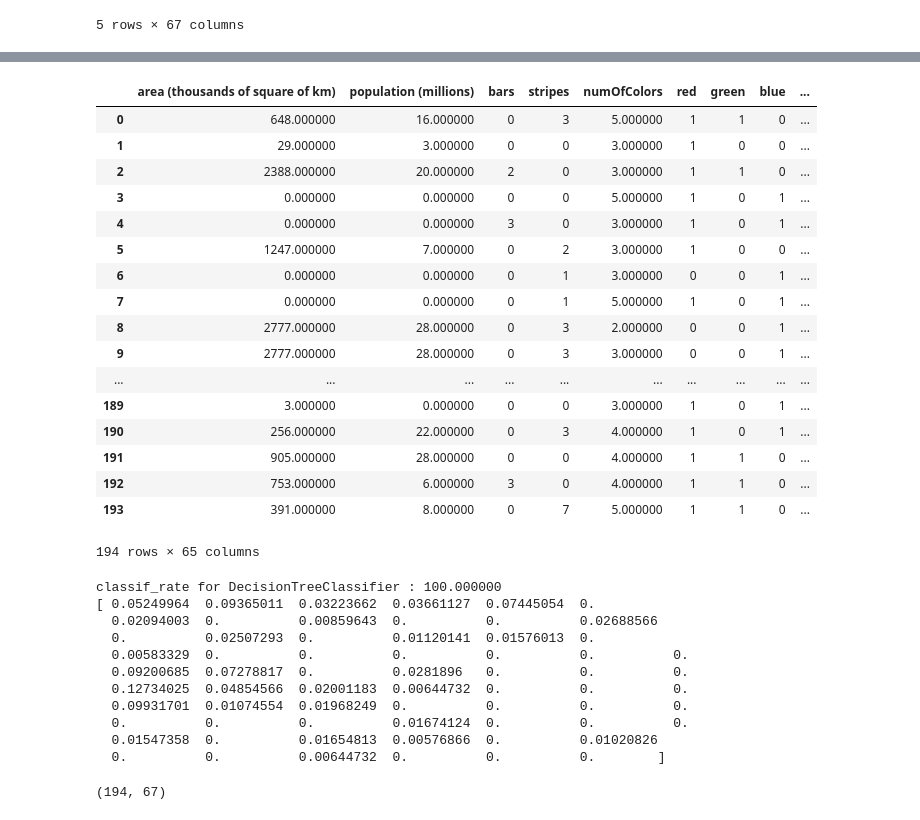
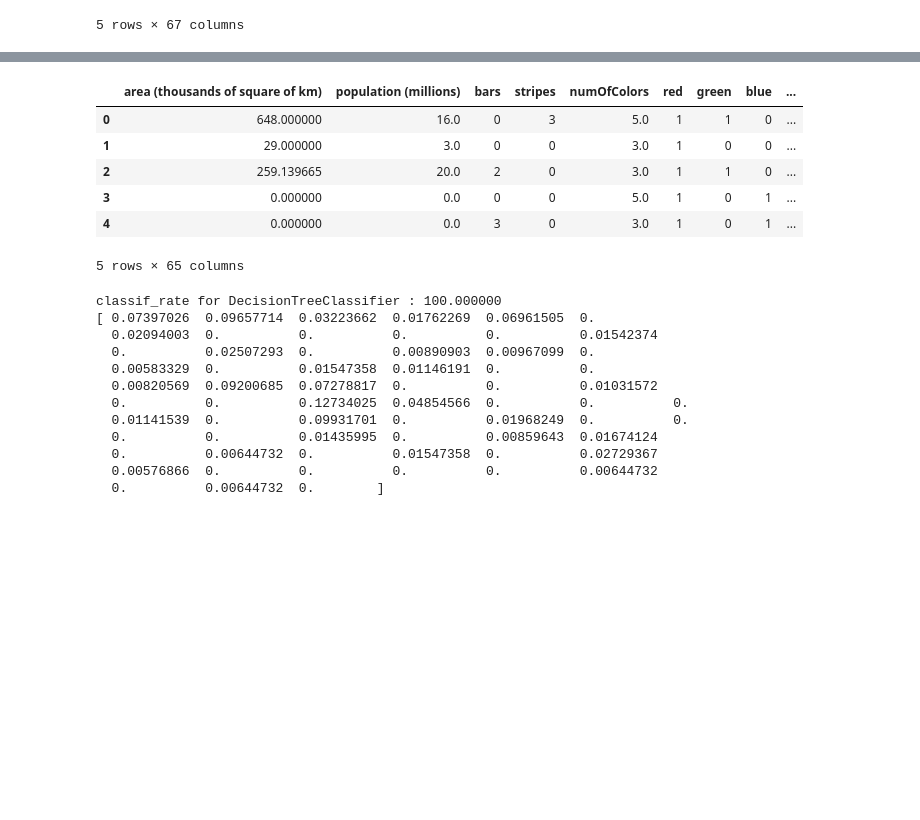
Before and after one commit to BorpoTingis/Flags300, a Jupyter notebook: newAndPresentable.ipynb, the cells around one changed output, grey strips where cells are left out. Drawn from its saved outputs; the diff is of its cells as text; code cells hidden in the pictures; blank space fills up the shorter version.

```diff
--- a/newAndPresentable.ipynb
+++ b/newAndPresentable.ipynb
@@ -48,3 +48,6 @@ df.head()
 | 3 | American-Samoa | 0 | 0 | 1 | 0 | 0 | 5 | 1 | 0 | 1 | ... | ... |
 | 4 | Andorra | 0 | 0 | 0 | 3 | 0 | 3 | 1 | 0 | 1 | ... | ... |
 5 rows × 67 columns
+# %%
+m=[df[3].quantile(0.96), df[4].quantile(0.96), df[9].quantile(0.96)]
+m
@@ -50,0 +103,13 @@ df.head()
+# %%
+x=df[9]
+x=x.dropna()
+
+plt.rcParams['figure.figsize'] = (15,5)
+f, (ax1, ax2) = plt.subplots(1, 2)
+positions, smoothed = kde_values(x)
+ax1.plot(positions, smoothed)
+ax1.set_title('Number of Colors on Flag: All Data')
+positions, smoothed = kde_values(x[x<6.28])
+ax2.plot(positions, smoothed)
+ax2.set_title('Number of Colors on Flag: Data after deleting outliers')
+plt.show()
@@ -51,3 +118,7 @@ df.head()
+# %%
+df[3]=df[3].map(lambda x: None if x>m[0] else x)
+df[4]=df[4].map(lambda x: None if x>m[1] else x)
+df[9]=df[9].map(lambda x: None if x>m[2] else x)
 # %%
 m1=df[3].quantile(0.96)
 df[3]=df[3].map(lambda x: None if x>m1 else x)
@@ -122,36 +168,24 @@ df.head()
 # %%
 data_df = df.drop(['country','religion'], axis=1)
 target_df = df['religion']
 data = data_df.as_matrix()
 target = target_df.as_matrix()
 from sklearn import preprocessing
 # df[3] = preprocessing.StandardScaler().fit_transform(df[3])
 # df[4] = preprocessing.StandardScaler().fit_transform(df[4])
 # df[9] = preprocessing.StandardScaler().fit_transform(df[9])
 data = preprocessing.StandardScaler().fit_transform(data)
 
-data_df
+data_df.head()
 # %% [output]
 |  | area (thousands of square of km) | population (millions) | bars | stripes | numOfColors | red | green | blue | ... |
-| 0 | 648.000000 | 16.000000 | 0 | 3 | 5.000000 | 1 | 1 | 0 | ... |
-| 1 | 29.000000 | 3.000000 | 0 | 0 | 3.000000 | 1 | 0 | 0 | ... |
-| 2 | 2388.000000 | 20.000000 | 2 | 0 | 3.000000 | 1 | 1 | 0 | ... |
-| 3 | 0.000000 | 0.000000 | 0 | 0 | 5.000000 | 1 | 0 | 1 | ... |
-| 4 | 0.000000 | 0.000000 | 3 | 0 | 3.000000 | 1 | 0 | 1 | ... |
-| 5 | 1247.000000 | 7.000000 | 0 | 2 | 3.000000 | 1 | 0 | 0 | ... |
-| 6 | 0.000000 | 0.000000 | 0 | 1 | 3.000000 | 0 | 0 | 1 | ... |
-| 7 | 0.000000 | 0.000000 | 0 | 1 | 5.000000 | 1 | 0 | 1 | ... |
-| 8 | 2777.000000 | 28.000000 | 0 | 3 | 2.000000 | 0 | 0 | 1 | ... |
-| 9 | 2777.000000 | 28.000000 | 0 | 3 | 3.000000 | 0 | 0 | 1 | ... |
-| ... | ... | ... | ... | ... | ... | ... | ... | ... | ... |
-| 189 | 3.000000 | 0.000000 | 0 | 0 | 3.000000 | 1 | 0 | 1 | ... |
-| 190 | 256.000000 | 22.000000 | 0 | 3 | 4.000000 | 1 | 0 | 1 | ... |
-| 191 | 905.000000 | 28.000000 | 0 | 0 | 4.000000 | 1 | 1 | 0 | ... |
-| 192 | 753.000000 | 6.000000 | 3 | 0 | 4.000000 | 1 | 1 | 0 | ... |
-| 193 | 391.000000 | 8.000000 | 0 | 7 | 5.000000 | 1 | 1 | 0 | ... |
+| 0 | 648.000000 | 16.0 | 0 | 3 | 5.0 | 1 | 1 | 0 | ... |
+| 1 | 29.000000 | 3.0 | 0 | 0 | 3.0 | 1 | 0 | 0 | ... |
+| 2 | 259.139665 | 20.0 | 2 | 0 | 3.0 | 1 | 1 | 0 | ... |
+| 3 | 0.000000 | 0.0 | 0 | 0 | 5.0 | 1 | 0 | 1 | ... |
+| 4 | 0.000000 | 0.0 | 3 | 0 | 3.0 | 1 | 0 | 1 | ... |
-194 rows × 65 columns
+5 rows × 65 columns
 # %%
-
 # create Decision Tree Classifier and determine which features are most important
 from sklearn import tree
 import numpy as np
@@ -164,20 +198,17 @@ print("classif_rate for %s : %f " % ('DecisionTreeClassifier', classif_rate))
 print clf.feature_importances_
 # %% [output]
 classif_rate for DecisionTreeClassifier : 100.000000
-[ 0.05249964  0.09365011  0.03223662  0.03661127  0.07445054  0.
-  0.02094003  0.          0.00859643  0.          0.          0.02688566
-  0.          0.02507293  0.          0.01120141  0.01576013  0.
-  0.00583329  0.          0.          0.          0.          0.          0.
-  0.09200685  0.07278817  0.          0.0281896   0.          0.          0.
-  0.12734025  0.04854566  0.02001183  0.00644732  0.          0.          0.
-  0.09931701  0.01074554  0.01968249  0.          0.          0.          0.
-  0.          0.          0.          0.01674124  0.          0.          0.
-  0.01547358  0.          0.01654813  0.00576866  0.          0.01020826
-  0.          0.          0.00644732  0.          0.          0.        ]
+[ 0.07397026  0.09657714  0.03223662  0.01762269  0.06961505  0.
+  0.02094003  0.          0.          0.          0.          0.01542374
+  0.          0.02507293  0.          0.00890903  0.00967099  0.
+  0.00583329  0.          0.01547358  0.01146191  0.          0.
+  0.00820569  0.09200685  0.07278817  0.          0.          0.01031572
+  0.          0.          0.12734025  0.04854566  0.          0.          0.
+  0.01141539  0.          0.09931701  0.          0.01968249  0.          0.
+  0.          0.          0.01435995  0.          0.00859643  0.01674124
+  0.          0.00644732  0.          0.01547358  0.          0.02729367
+  0.00576866  0.          0.          0.          0.          0.00644732
+  0.          0.00644732  0.        ]
-# %%
-df.shape
-# %% [output]
-(194, 67)
 # %%
 # visualize the decision tree
 import graphviz
```
Also changed, not shown: parts of 16 cells of this notebook.
